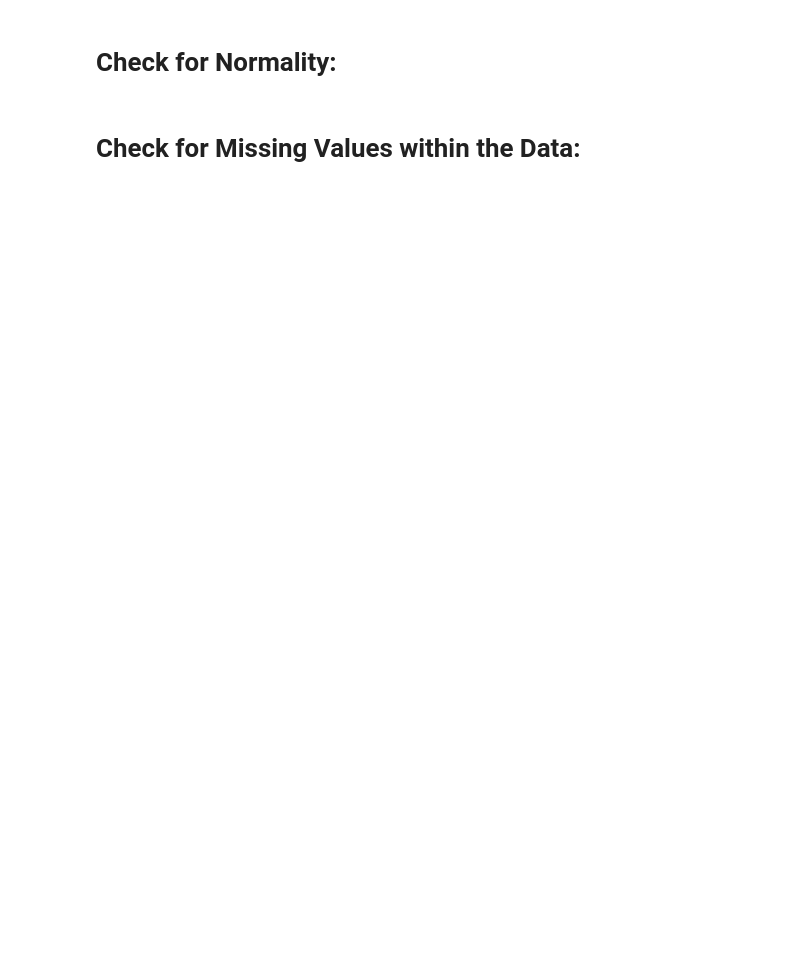
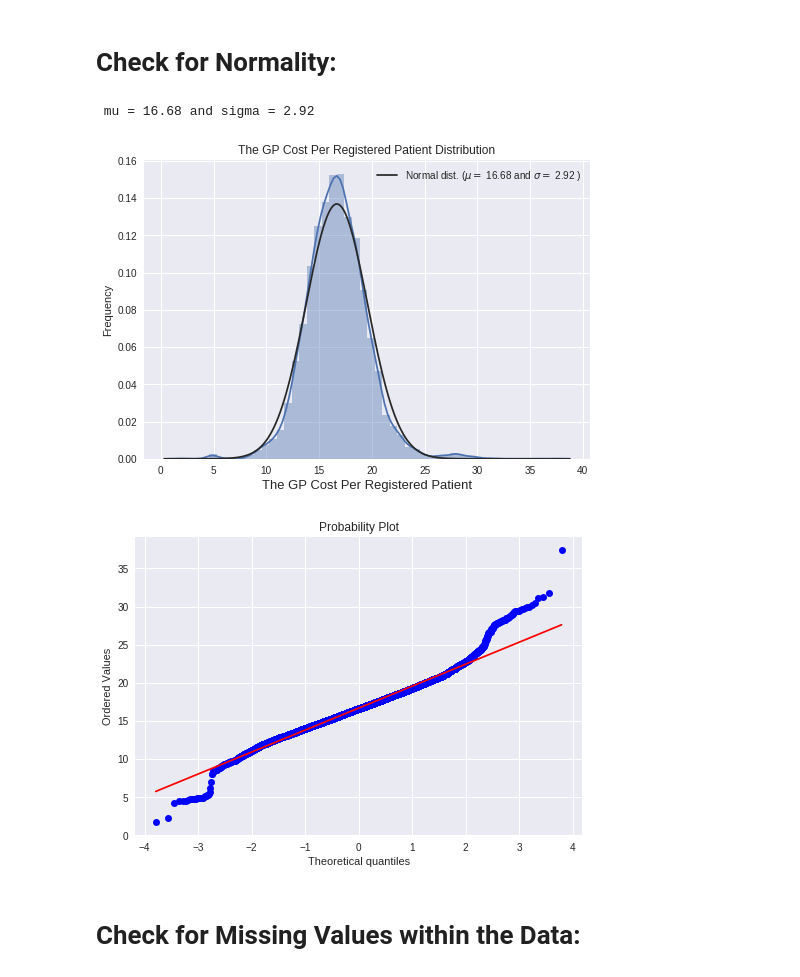
Before and after one commit to mlennox562/Data-Hackathon-2017, a Jupyter notebook: Final-Notebook-Allstate-Data-Hackathon.ipynb, the cells around one changed output. Drawn from its saved outputs; the diff is of its cells as text; code cells hidden in the pictures; blank space fills up the shorter version.

```diff
--- a/Final-Notebook-Allstate-Data-Hackathon.ipynb
+++ b/Final-Notebook-Allstate-Data-Hackathon.ipynb
@@ -152,22 +182,28 @@ plt.show()
 # %%
 # Check for normality within the 'gp_cost_per_registered_patient' variable.
 
 sns.distplot(train['gp_cost_per_registered_patient'] , fit=norm);
+plt.savefig("/home/mark/Pictures/qq_plot.png")
 
 # Get the fitted parameters used by the function
 (mu, sigma) = norm.fit(train['gp_cost_per_registered_patient'])
 print( '\n mu = {:.2f} and sigma = {:.2f}\n'.format(mu, sigma))
 
 # Now plot the distribution of the output variable.
 plt.legend(['Normal dist. ($\mu=$ {:.2f} and $\sigma=$ {:.2f} )'.format(mu, sigma)],
             loc='best')
 plt.ylabel('Frequency')
-plt.title('gp_cost_per_registered_patient distribution')
+plt.xlabel('The GP Cost Per Registered Patient', fontsize=13)
+plt.title('The GP Cost Per Registered Patient Distribution')
 
 # Get also the QQ-plot of the output variable.
 fig = plt.figure()
 res = stats.probplot(train['gp_cost_per_registered_patient'], plot=plt)
 plt.show()
+# %% [output]
+ mu = 16.68 and sigma = 2.92
+[figure, added]
+[figure, added]
 # %%
 # The 'gp_cost_per_registered_patient' variable as it stands appears to be normally distributed.
 # This is a good sign and therefore does not require any transformation function.
```
Also changed, not shown: parts of 19 cells of this notebook.
